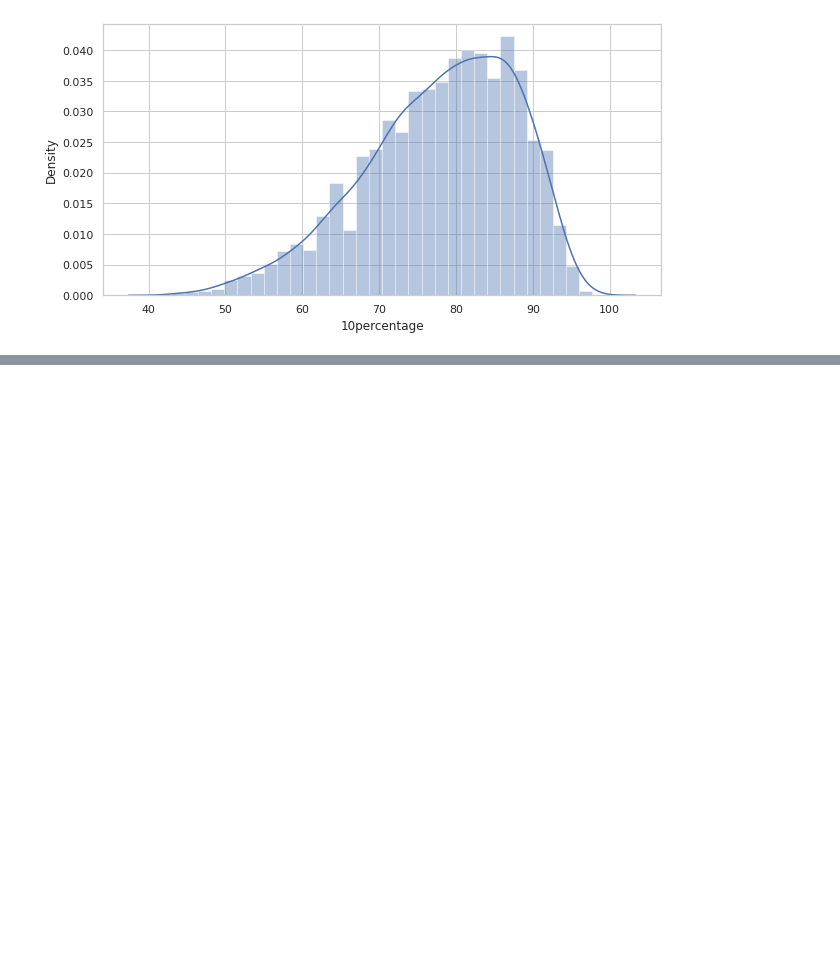
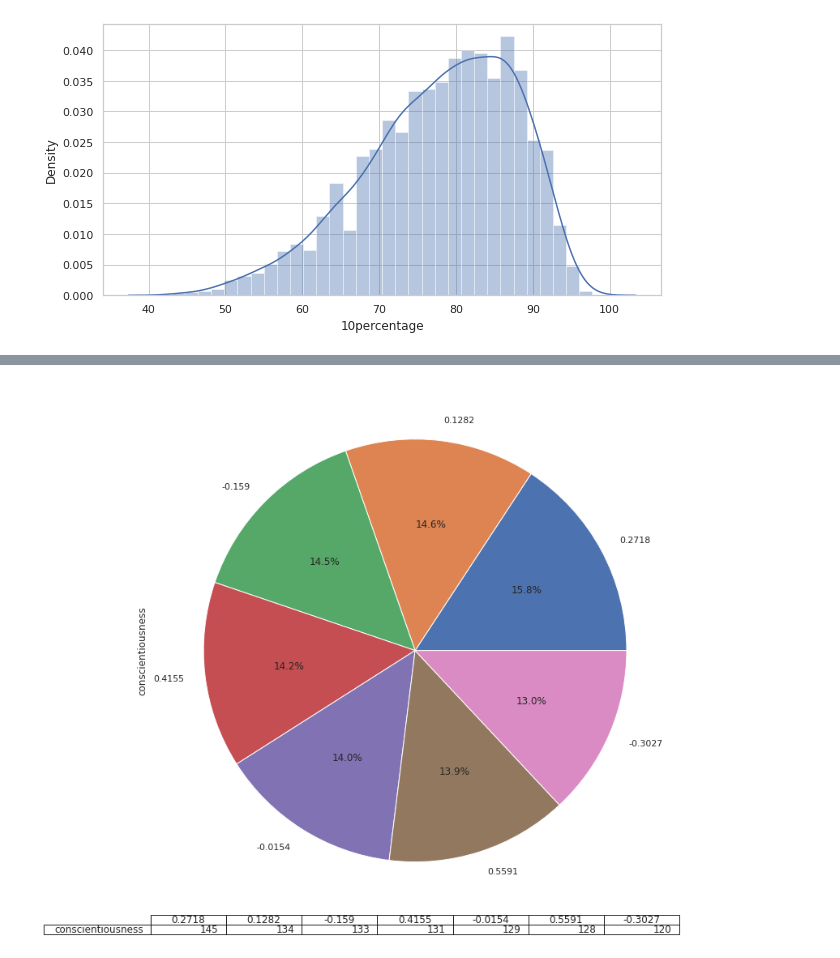
Before and after one commit to CodeWithSridhar/Innomatics-Internship, a Jupyter notebook: Task11_Exploratory_Data_Analysis(EDA).ipynb, the cells around one changed output, grey strips where cells are left out. Saved outputs shown, nothing was run; the diff lists cells and outputs as text; code cells hidden in the pictures; blank space fills up the shorter version.

```diff
--- a/Task11_Exploratory_Data_Analysis(EDA).ipynb
+++ b/Task11_Exploratory_Data_Analysis(EDA).ipynb
@@ -573,0 +610,7 @@ plt.show()
+# %%
+# conscientiousness
+plt.figure(figsize=(12,12))
+data.conscientiousness.value_counts().iloc[:7].plot(kind='pie',table = True,autopct='%1.1f%%')
+plt.show()
+# %% [output]
+[figure, added]
```
Also changed, not shown: parts of 15 cells of this notebook.
